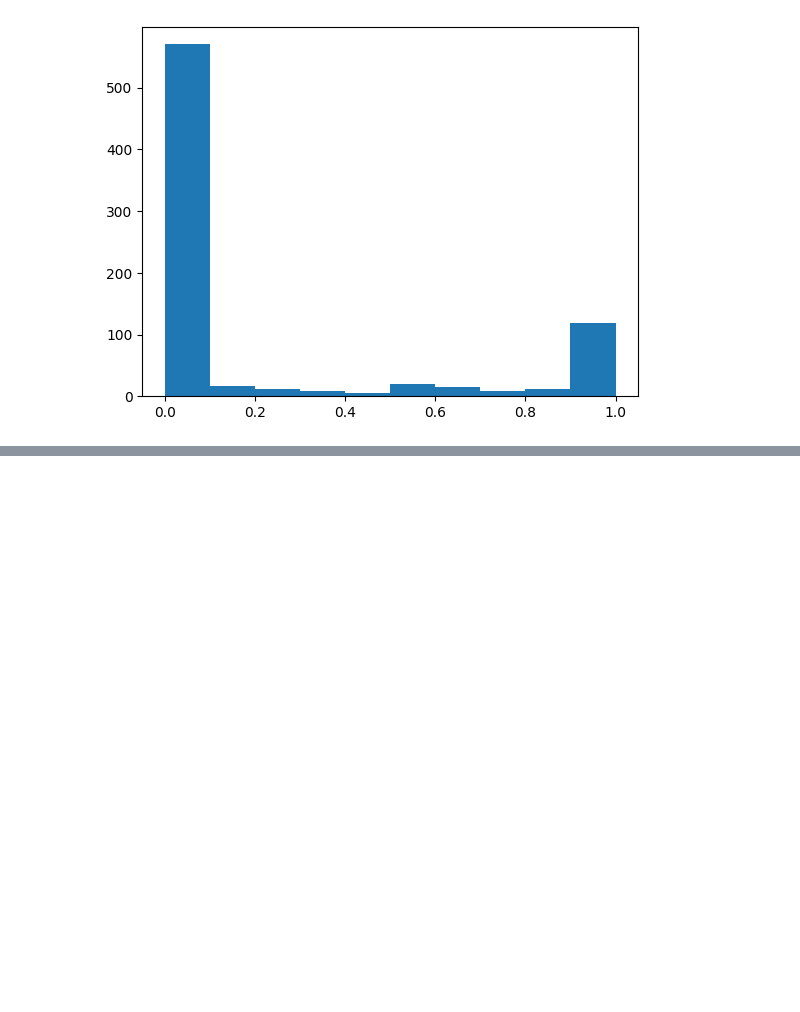
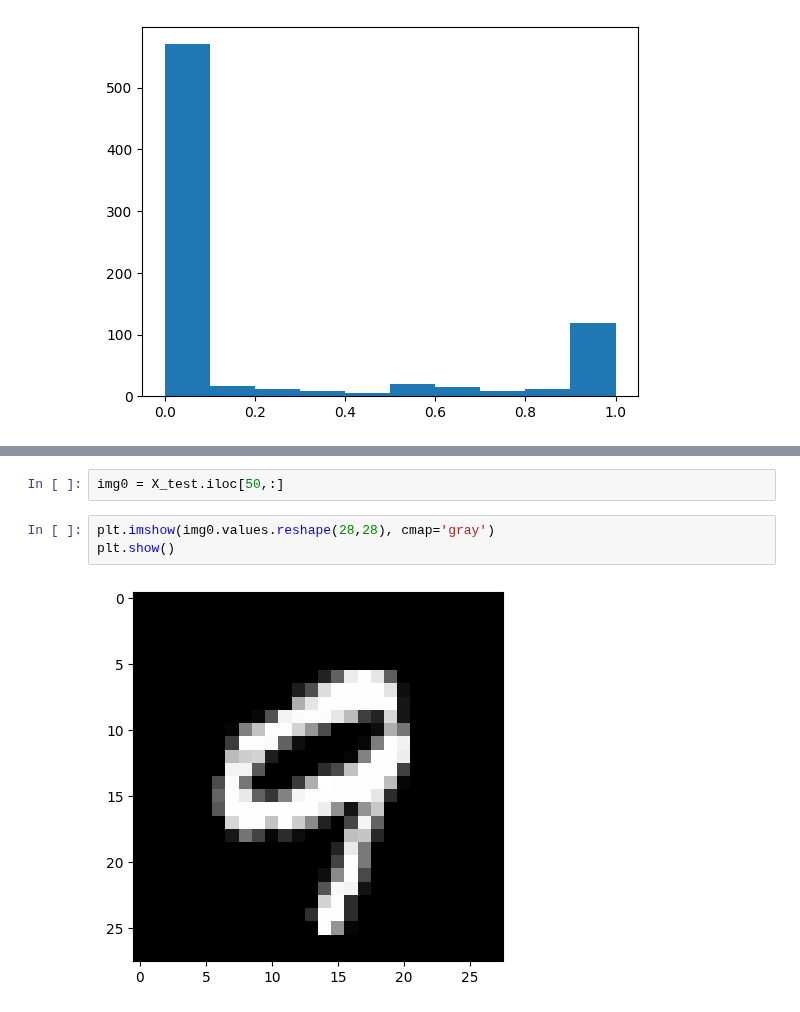
Before and after one commit to rlgus3351/Machine_Learning, a Jupyter notebook: 기초통계/ex11손글씨 데이터 활용 Logistcic 회귀 분류 실습.ipynb, the cells around one changed output, grey strips where cells are left out. Drawn from its saved outputs; the diff is of its cells as text; blank space fills up the shorter version.

```diff
--- a/기초통계/ex11손글씨 데이터 활용 Logistcic 회귀 분류 실습.ipynb
+++ b/기초통계/ex11손글씨 데이터 활용 Logistcic 회귀 분류 실습.ipynb
@@ -214,0 +305,7 @@ plt.hist(X_train_scaled[0])
+# %%
+img0 = X_test.iloc[50,:]
+# %%
+plt.imshow(img0.values.reshape(28,28), cmap='gray')
+plt.show()
+# %% [output]
+[figure, added]
```
Also changed, not shown: parts of 10 cells of this notebook, 10 other files.
